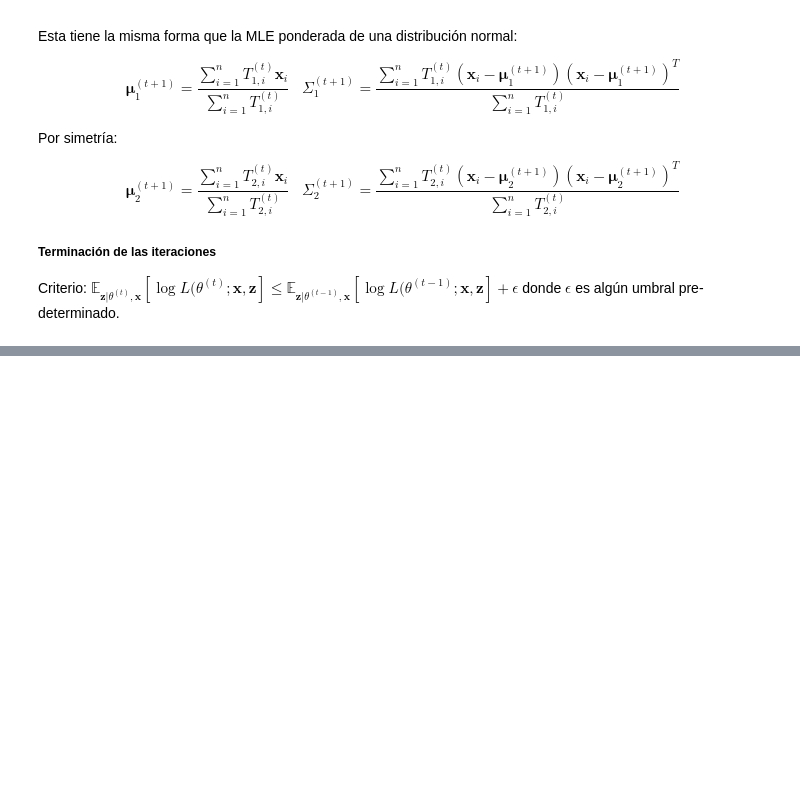
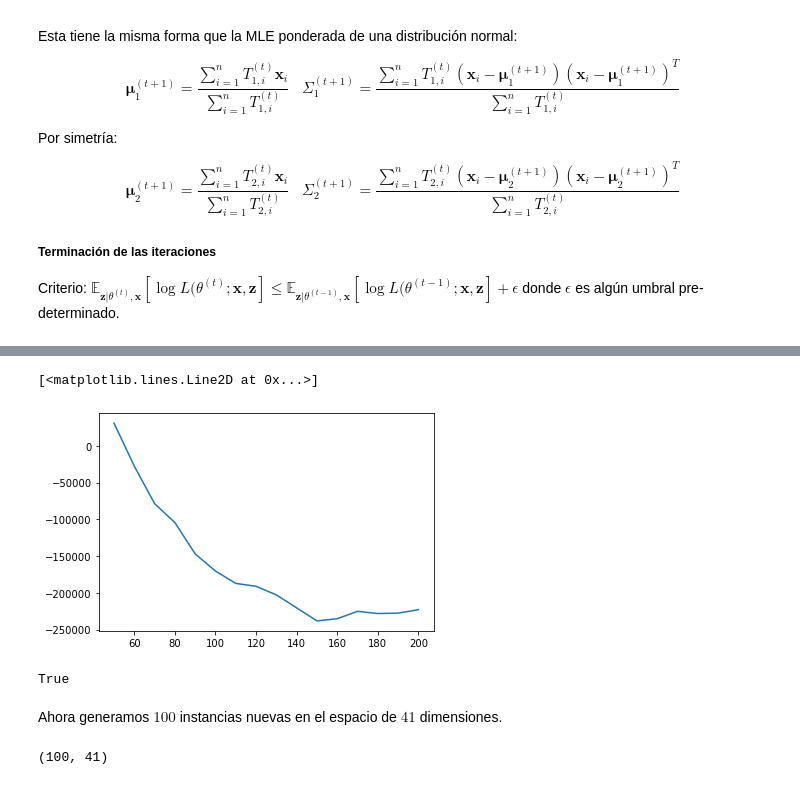
Before and after one commit to graemecan/machine_learning, a Jupyter notebook: 09_aprendizaje_sin_supervision.ipynb, the cells around one changed output, grey strips where cells are left out. Cells and saved outputs as stored; diff of their text form; code cells hidden in the pictures; blank space fills up the shorter version.

```diff
--- a/09_aprendizaje_sin_supervision.ipynb
+++ b/09_aprendizaje_sin_supervision.ipynb
@@ -973,0 +1009,22 @@ Si los cúmulos no tienen forma elipsoide, los resultados pueden ser malos...
+# %%
+n_components = np.arange(50, 210, 10)
+models = [GMM(n, covariance_type='full', random_state=0)
+          for n in n_components]
+aics = [model.fit(data).aic(data) for model in models]
+plt.plot(n_components, aics)
+# %% [output]
+[<matplotlib.lines.Line2D at 0x...>]
+[figure, added]
+# %%
+gmm = GMM(150, covariance_type='full', random_state=0)
+gmm.fit(data)
+print(gmm.converged_)
+# %% [output]
+True
+# %% [markdown]
+Ahora generamos $100$ instancias nuevas en el espacio de $41$ dimensiones.
+# %%
+data_new = gmm.sample(100)
+data_new[0].shape
+# %% [output]
+(100, 41)
```
Also changed, not shown: parts of 31 cells of this notebook, 4 other files.
